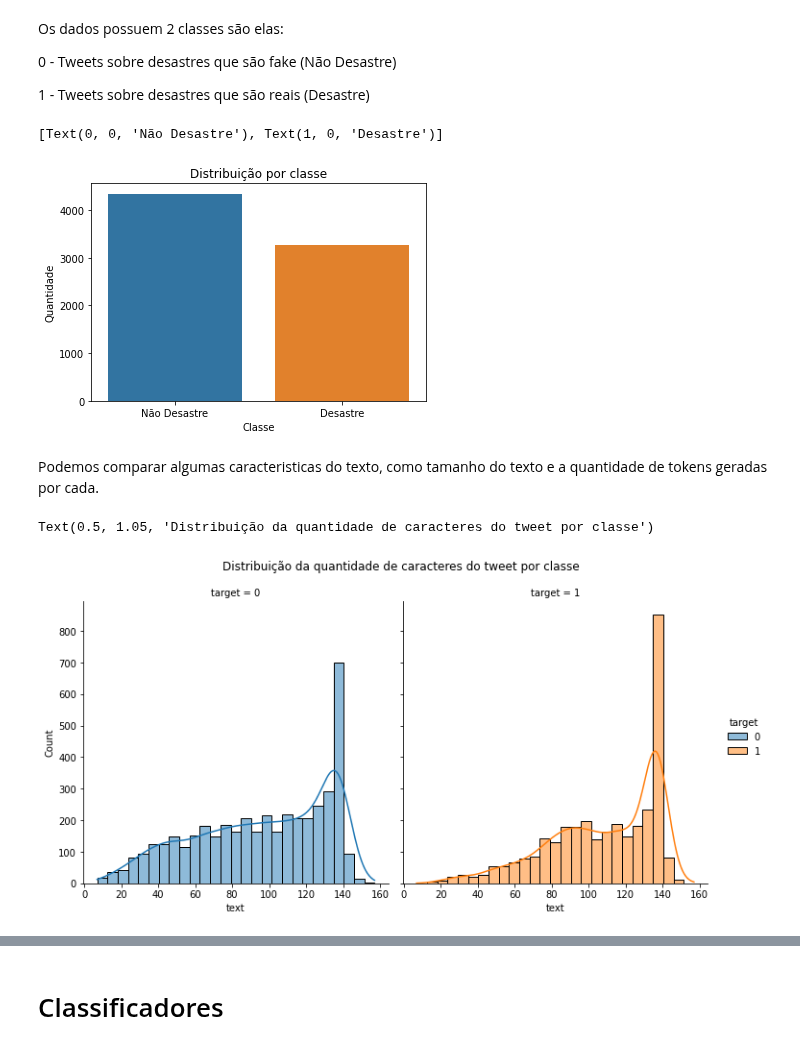
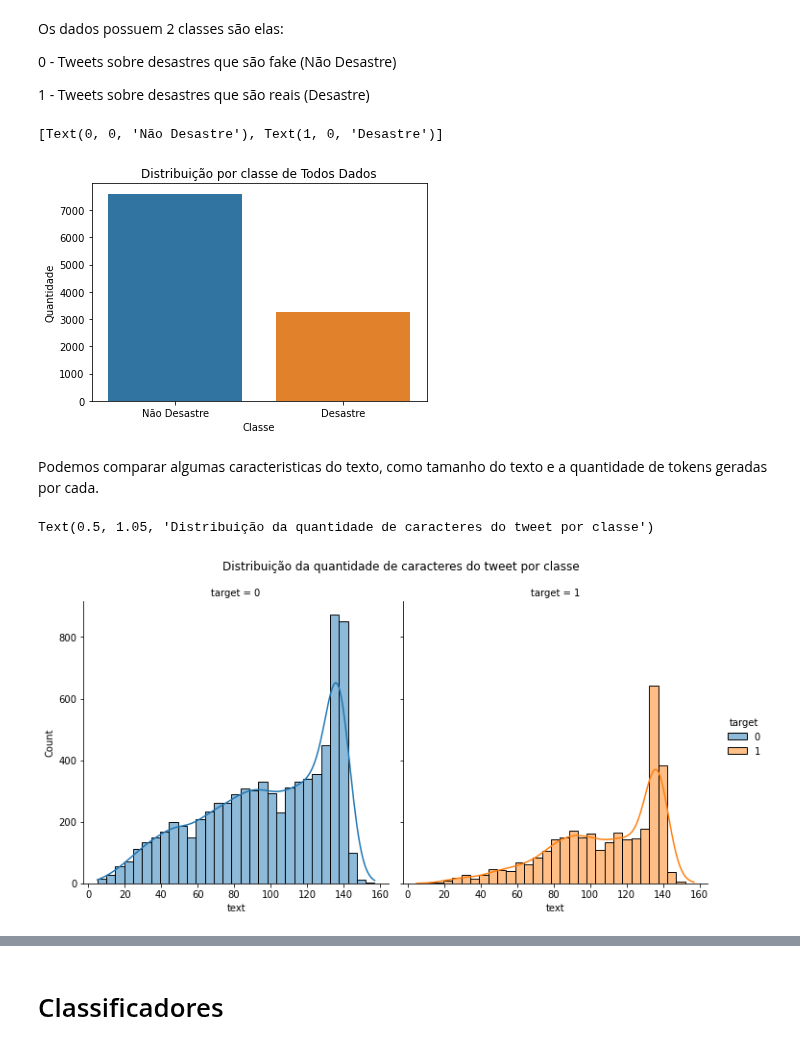
Before and after one commit to ivarejao/NLP-with-Disaster-Tweets, a Jupyter notebook: FinalProject-IgorVarejão-VitorBonella.ipynb, the cells around one changed output, grey strips where cells are left out. Cells and saved outputs as stored; diff of their text form; code cells hidden in the pictures.

```diff
--- a/FinalProject-IgorVarejão-VitorBonella.ipynb
+++ b/FinalProject-IgorVarejão-VitorBonella.ipynb
@@ -18,7 +18,7 @@ from nltk.stem import WordNetLemmatizer
 
 Como existem dados textuais podemos usar as funções já utilizadas no trabalho anterior
 # %%
-with open('./data/train.csv', encoding="utf8") as file:
+with open('./data/dataset.csv', encoding="utf8") as file:
     df = pd.read_csv(file)
 
 df.head()
@@ -167,13 +189,13 @@ Os dados possuem 2 classes são elas:
 # %%
 ax = sns.countplot(x='target',data = df)
 
-ax.set_title('Distribuição por classe')
+ax.set_title('Distribuição por classe de Todos Dados')
 ax.set_ylabel('Quantidade')
 ax.set_xlabel('Classe')
 ax.set_xticklabels(["Não Desastre","Desastre"])
 # %% [output]
 [Text(0, 0, 'Não Desastre'), Text(1, 0, 'Desastre')]
-[figure, old version]
+[figure, new version]
 # %% [markdown]
 Podemos comparar algumas caracteristicas do texto, como tamanho do texto e a quantidade de tokens geradas por cada.
 # %%
@@ -182,4 +204,4 @@ ax = sns.displot(x=df['text'].str.len(),data = df,col='target',hue='target',kde=
 ax.fig.suptitle('Distribuição da quantidade de caracteres do tweet por classe',y=1.05)
 # %% [output]
 Text(0.5, 1.05, 'Distribuição da quantidade de caracteres do tweet por classe')
-[figure, old version]
+[figure, new version]
```
Also changed, not shown: parts of 41 cells of this notebook.
